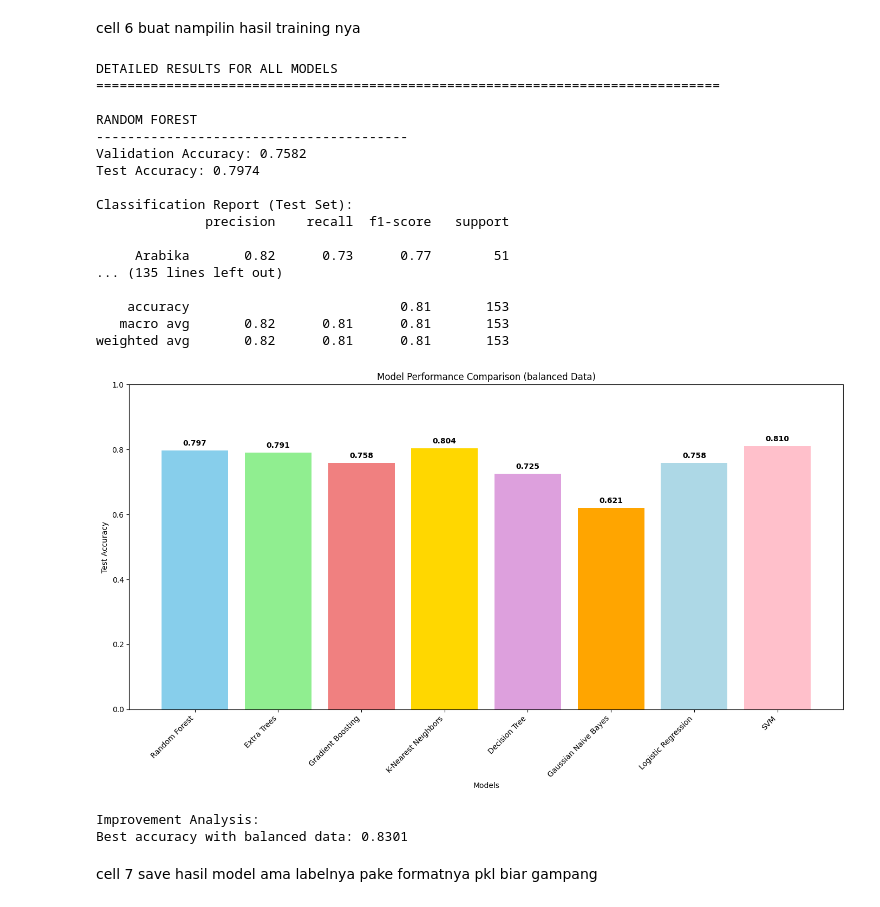
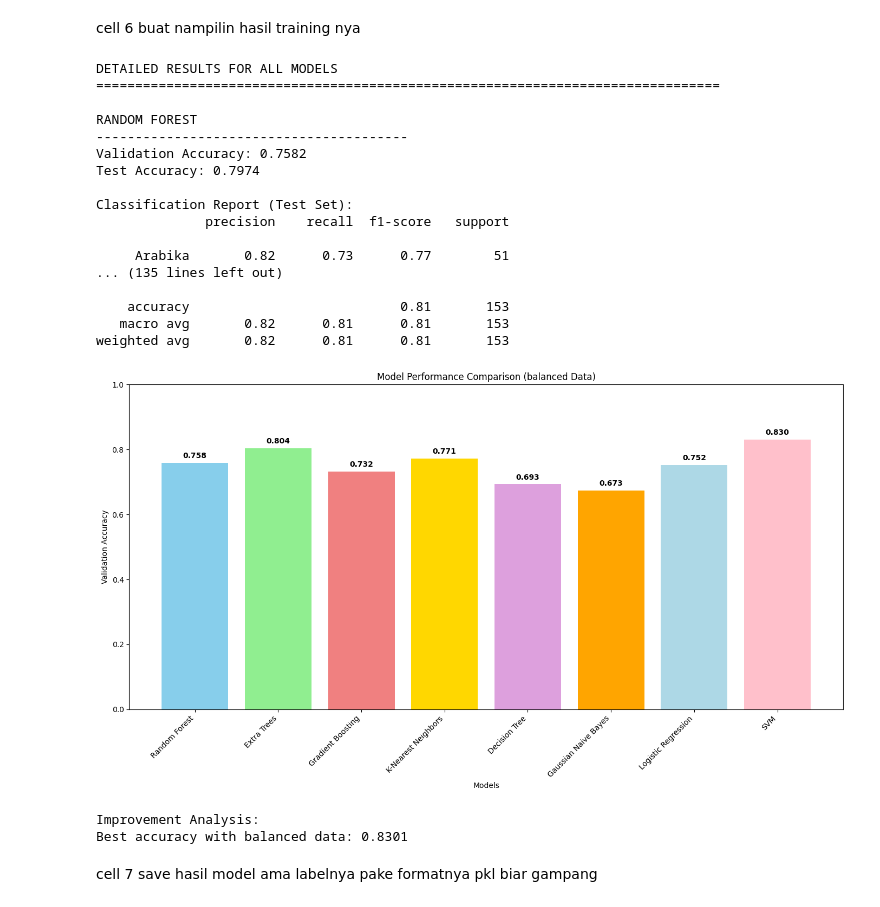
Before and after one commit to danaffani/PCD-Final-Kelompok, a Jupyter notebook: sc3-balanced-datasets.ipynb, the cells around one changed output. Cells and saved outputs as stored; diff of their text form; code cells hidden in the pictures.

```diff
--- a/sc3-balanced-datasets.ipynb
+++ b/sc3-balanced-datasets.ipynb
@@ -643,45 +643,45 @@ best_result = results[best_model]
 print(classification_report(y_test_enc, best_result['y_test_pred'], target_names=le.classes_))
 
 model_names = list(results.keys())
-test_accuracies = [results[name]['test_accuracy'] for name in model_names]
+valid_accuracies = [results[name]['valid_accuracy'] for name in model_names]
 
 plt.figure(figsize=(14, 8))
 colors = ['skyblue', 'lightgreen', 'lightcoral', 'gold', 'plum', 'orange', 'lightblue', 'pink']
-bars = plt.bar(model_names, test_accuracies, color=colors[:len(model_names)])
+bars = plt.bar(model_names, valid_accuracies, color=colors[:len(model_names)])
 plt.xlabel('Models')
-plt.ylabel('Test Accuracy')
+plt.ylabel('Validation Accuracy')
 plt.title('Model Performance Comparison (balanced Data)')
 plt.xticks(rotation=45, ha='right')
 plt.ylim(0, 1)
 
-for bar, acc in zip(bars, test_accuracies):
+for bar, acc in zip(bars, valid_accuracies):
     plt.text(bar.get_x() + bar.get_width()/2, bar.get_height() + 0.01,
              f'{acc:.3f}', ha='center', va='bottom', fontweight='bold')
 
 plt.tight_layout()
 plt.show()
 
 print(f"\nImprovement Analysis:")
 print(f"Best accuracy with balanced data: {best_valid_accuracy:.4f}")
 # %% [output]
 DETAILED RESULTS FOR ALL MODELS
 ================================================================================
 
 RANDOM FOREST
 ----------------------------------------
 Validation Accuracy: 0.7582
 Test Accuracy: 0.7974
 
 Classification Report (Test Set):
               precision    recall  f1-score   support
 
      Arabika       0.82      0.73      0.77        51
 ... (135 lines left out)
 
     accuracy                           0.81       153
    macro avg       0.82      0.81      0.81       153
 weighted avg       0.82      0.81      0.81       153
-[figure, old version]
+[figure, new version]
 Improvement Analysis:
 Best accuracy with balanced data: 0.8301
 # %% [markdown]
```
Also changed, not shown: parts of 1 cell of this notebook, 3 other files.
